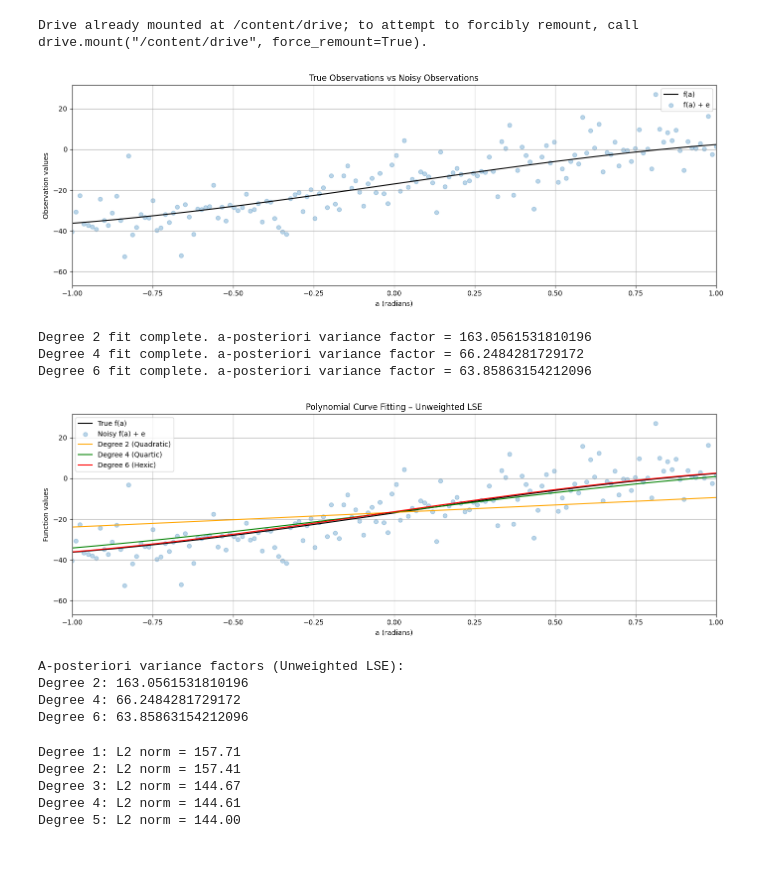
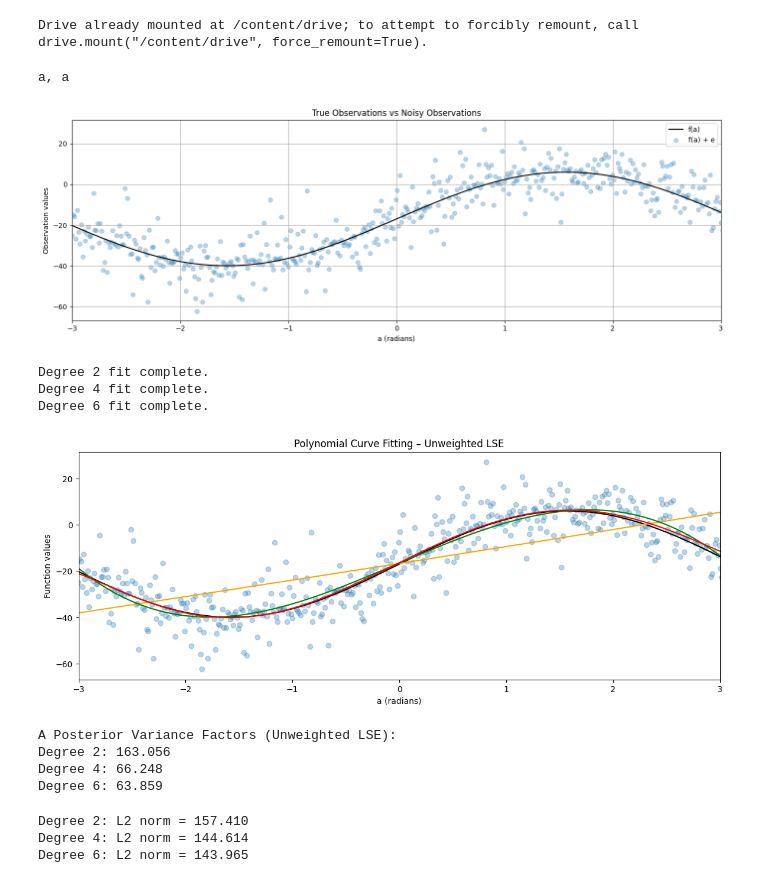
Before and after one commit to AngelicaCasibua/ENGG680_2025_Fall, a Jupyter notebook: Lab_Assignment1/Assignment1.ipynb, the cells around one changed output. Cells and saved outputs as stored; diff of their text form; code cells hidden in the pictures.

```diff
--- a/Lab_Assignment1/Assignment1.ipynb
+++ b/Lab_Assignment1/Assignment1.ipynb
@@ -961,6 +961,10 @@ P = np.eye(n)
 start = -1* np.pi
 end = np.pi
 a = np.linspace(start, end, n)
+
+print("a, a")
+# %% [output]
+a, a
 # %%
 # step 4
 # use the matplotlib to plot the true and noisy observations together in one single figure
@@ -978,7 +982,7 @@ ax.set_ylabel("Observation values")
 ax.set_title("True Observations vs Noisy Observations")
 
 # scale the range of x-axis to be -1 to 1
-ax.set_xlim([-1, 1])
+ax.set_xlim([-3, 3]) #reset range of x-axis to be -3 to 3, since if we use -1 to 1, it will not properly show the curve fitting as it will look like just a straight line
 
 # keep this format for the rest of the plots in this lab assignment
 # (2 marks)
@@ -990,7 +994,7 @@ fig.tight_layout()
 
 plt.show()
 # %% [output]
-[figure, old version]
+[figure, new version]
 # %%
 # step 5
 # define a curve fitting function named fit_polynomial_curve
@@ -1052,11 +1056,11 @@ results_uw = {}  # uw = unweighted
 for deg in deg_list:
     x, cov_x, apv, v = fit_polynomial_curve(a, l, P, deg)
     results_uw[deg] = (x, cov_x, apv, v)
-    print(f"Degree {deg} fit complete. a-posteriori variance factor = {apv}")
+    print(f"Degree {deg} fit complete.")
 # %% [output]
-Degree 2 fit complete. a-posteriori variance factor = 163.0561531810196
-Degree 4 fit complete. a-posteriori variance factor = 66.2484281729172
-Degree 6 fit complete. a-posteriori variance factor = 63.85863154212096
+Degree 2 fit complete.
+Degree 4 fit complete.
+Degree 6 fit complete.
 # %%
 # step 7
 # use the estimated coefficients x and constants array a, construct polynomial functions for each degree
@@ -1077,50 +1081,52 @@ hexic_uw = np.polyval(results_uw[6][0][::-1], a)
 # for the polynomials of line, cubic and quintic, use color of orange, green and red respectively.
 # (2 marks)
 
 fig, ax = plt.subplots(nrows=1, ncols=1, figsize=(14, 5))
 
 # plot true observations
 ax.plot(a, l_true, label="True f(a)", color='k')
 
 # plot noisy observations
 ax.scatter(a, l, label="Noisy f(a) + e", color='tab:blue', marker='o', alpha=0.3)
 
 # plot polynomial fits
 ax.plot(a, quadratic_uw, label="Degree 2 (Quadratic)", color='orange')
 ax.plot(a, quartic_uw, label="Degree 4 (Quartic)", color='green')
 ax.plot(a, hexic_uw, label="Degree 6 (Hexic)", color='red')
 
 # labels and title
 ax.set_xlabel("a (radians)")
 ax.set_ylabel("Function values")
 ax.set_title("Polynomial Curve Fitting – Unweighted LSE")
 
+#reset range of x-axis to be -3 to 3, since if we use -1 to 1, it will not properly show the curve fitting as it will look like just a straight line
+ax.set_xlim([-3, 3])
+
+plt.show()
+
 # legend
 ax.legend()
-
-# scale x-axis to -1 to 1
-ax.set_xlim([-1, 1])
 
 # grid
 ax.grid(True, which='both', ls='-', color='0.65')
 
 fig.tight_layout()
 plt.show()
 # %% [output]
-[figure, old version]
+[figure, new version]
 # %%
 # step 9
 # print the a posterier variance factor for each polynomial function
 # (3 marks)
 
-print("A-posteriori variance factors (Unweighted LSE):")
+print("A Posterior Variance Factors (Unweighted LSE):")
 for deg in results_uw:
-    print(f"Degree {deg}: {results_uw[deg][2]}")
+    print(f"Degree {deg}: {results_uw[deg][2]:.3f}")
 # %% [output]
-A-posteriori variance factors (Unweighted LSE):
-Degree 2: 163.0561531810196
-Degree 4: 66.2484281729172
-Degree 6: 63.85863154212096
+A Posterior Variance Factors (Unweighted LSE):
+Degree 2: 163.056
+Degree 4: 66.248
+Degree 6: 63.859
 # %%
 # step 10
 # compute and print the norm between the predicted observations (output from each polynomial function) and the true observations
@@ -1129,12 +1135,12 @@ Degree 6: 63.85863154212096
 x = df_data['l'].values
 y_true = df_data['l_true'].values
 
-degrees = [1, 2, 3, 4, 5]
+deg_list = [2, 4, 6]
 norms = []
 
-for d in degrees:
+for deg in deg_list:
     # Create polynomial features manually
-    X_poly = np.vstack([x**i for i in range(d + 1)]).T
+    X_poly = np.vstack([x**i for i in range(deg + 1)]).T
 
     # Solve for coefficients using least squares
     coeffs = np.linalg.lstsq(X_poly, y_true, rcond=None)[0]
@@ -1145,13 +1151,11 @@ for d in degrees:
     # Compute L2 norm
     norm = np.linalg.norm(y_pred - y_true)
     norms.append(norm)
-    print(f"Degree {d}: L2 norm = {norm:.2f}")
+    print(f"Degree {deg}: L2 norm = {norm:.3f}")
 # %% [output]
-Degree 1: L2 norm = 157.71
-Degree 2: L2 norm = 157.41
-Degree 3: L2 norm = 144.67
-Degree 4: L2 norm = 144.61
-Degree 5: L2 norm = 144.00
+Degree 2: L2 norm = 157.410
+Degree 4: L2 norm = 144.614
+Degree 6: L2 norm = 143.965
 # %%
 # step 11
 # comment on the results of a posterier variance factor and norm, what pattern do you observe
```
Also changed, not shown: parts of 6 cells of this notebook.
